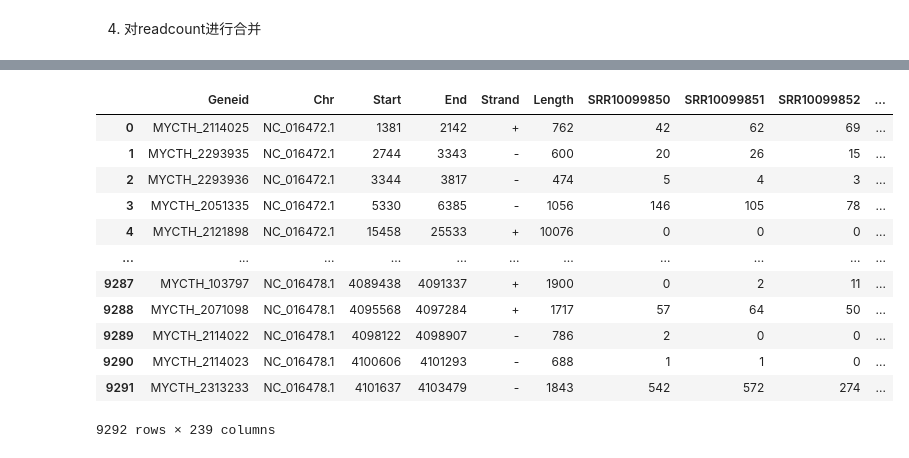
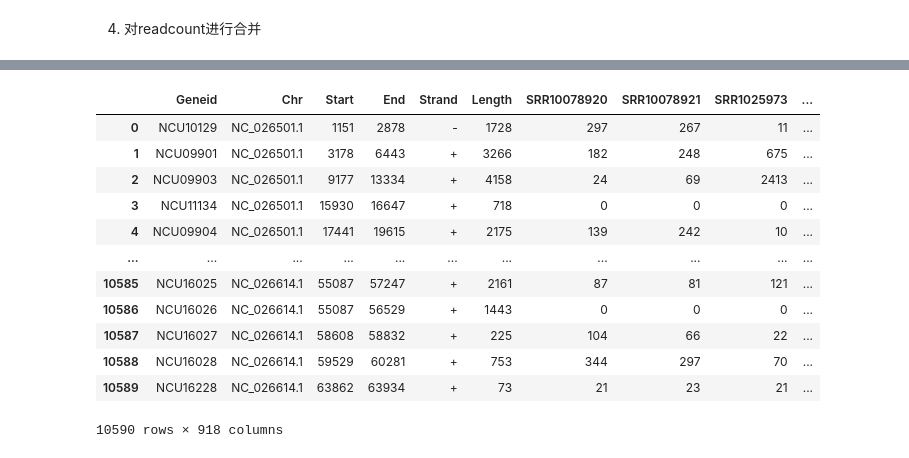
Before and after one commit to dongchen1998/code, a Jupyter notebook: mtd/RNA-seq/1.公共数据ReadCount处理.ipynb, the cells around one changed output, grey strips where cells are left out. Drawn from its saved outputs; the diff is of its cells as text; code cells hidden in the pictures.

```diff
--- a/mtd/RNA-seq/1.公共数据ReadCount处理.ipynb
+++ b/mtd/RNA-seq/1.公共数据ReadCount处理.ipynb
@@ -6,7 +6,7 @@ import os
 此流程是将上游定量后的counts，批量转为FPKM、TPM值
 # %%
 # 设置菌种关键词
-Keyname = 'Mt'
+Keyname = 'Nc'
 path = '/Users/dongjiacheng/Desktop/coder/mtd/RNA-seq/'+ Keyname +'/'
 
 print(path)
@@ -167,20 +153,20 @@ txt_to_csv(path + 'Counts/', path + 'Counts_csv/')
 # %%
-df_merge_counts = merge_csv_col('./Mt/Counts_csv/SRR10099850.csv','./Mt/Counts_csv/')
+df_merge_counts = merge_csv_col('./Nc/Counts_csv/SRR10078920.csv','./Nc/Counts_csv/')
 df_merge_counts = df_merge_counts.rename(columns=lambda x: x.replace(".bam","").replace('"',''))
 
 df_merge_counts.to_csv(path + Keyname + '_3_Counts.csv', sep=',', index=False)
 df_merge_counts
 # %% [output]
-|  | Geneid | Chr | Start | End | Strand | Length | SRR10099850 | SRR10099851 | SRR10099852 | ... |
-| 0 | MYCTH_2114025 | NC_016472.1 | 1381 | 2142 | + | 762 | 42 | 62 | 69 | ... |
-| 1 | MYCTH_2293935 | NC_016472.1 | 2744 | 3343 | - | 600 | 20 | 26 | 15 | ... |
-| 2 | MYCTH_2293936 | NC_016472.1 | 3344 | 3817 | - | 474 | 5 | 4 | 3 | ... |
-| 3 | MYCTH_2051335 | NC_016472.1 | 5330 | 6385 | - | 1056 | 146 | 105 | 78 | ... |
-| 4 | MYCTH_2121898 | NC_016472.1 | 15458 | 25533 | + | 10076 | 0 | 0 | 0 | ... |
+|  | Geneid | Chr | Start | End | Strand | Length | SRR10078920 | SRR10078921 | SRR1025973 | ... |
+| 0 | NCU10129 | NC_026501.1 | 1151 | 2878 | - | 1728 | 297 | 267 | 11 | ... |
+| 1 | NCU09901 | NC_026501.1 | 3178 | 6443 | + | 3266 | 182 | 248 | 675 | ... |
+| 2 | NCU09903 | NC_026501.1 | 9177 | 13334 | + | 4158 | 24 | 69 | 2413 | ... |
+| 3 | NCU11134 | NC_026501.1 | 15930 | 16647 | + | 718 | 0 | 0 | 0 | ... |
+| 4 | NCU09904 | NC_026501.1 | 17441 | 19615 | + | 2175 | 139 | 242 | 10 | ... |
 | ... | ... | ... | ... | ... | ... | ... | ... | ... | ... | ... |
-| 9287 | MYCTH_103797 | NC_016478.1 | 4089438 | 4091337 | + | 1900 | 0 | 2 | 11 | ... |
-| 9288 | MYCTH_2071098 | NC_016478.1 | 4095568 | 4097284 | + | 1717 | 57 | 64 | 50 | ... |
-| 9289 | MYCTH_2114022 | NC_016478.1 | 4098122 | 4098907 | - | 786 | 2 | 0 | 0 | ... |
-| 9290 | MYCTH_2114023 | NC_016478.1 | 4100606 | 4101293 | - | 688 | 1 | 1 | 0 | ... |
-| 9291 | MYCTH_2313233 | NC_016478.1 | 4101637 | 4103479 | - | 1843 | 542 | 572 | 274 | ... |
+| 10585 | NCU16025 | NC_026614.1 | 55087 | 57247 | + | 2161 | 87 | 81 | 121 | ... |
+| 10586 | NCU16026 | NC_026614.1 | 55087 | 56529 | + | 1443 | 0 | 0 | 0 | ... |
+| 10587 | NCU16027 | NC_026614.1 | 58608 | 58832 | + | 225 | 104 | 66 | 22 | ... |
+| 10588 | NCU16028 | NC_026614.1 | 59529 | 60281 | + | 753 | 344 | 297 | 70 | ... |
+| 10589 | NCU16228 | NC_026614.1 | 63862 | 63934 | + | 73 | 21 | 23 | 21 | ... |
-9292 rows × 239 columns
+10590 rows × 918 columns
```
Also changed, not shown: parts of 5 cells of this notebook, 6 other files.
